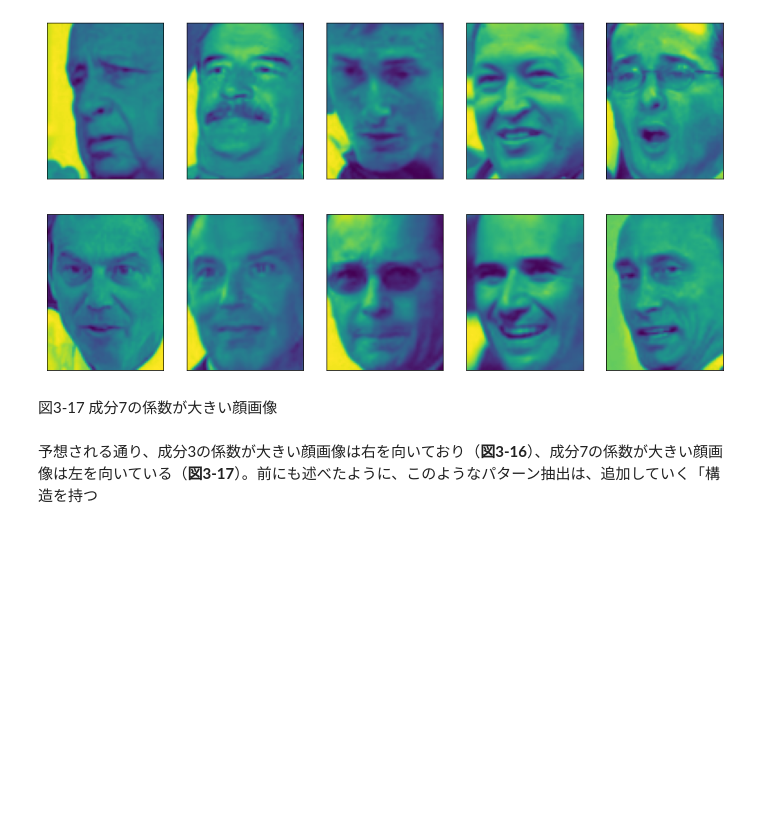
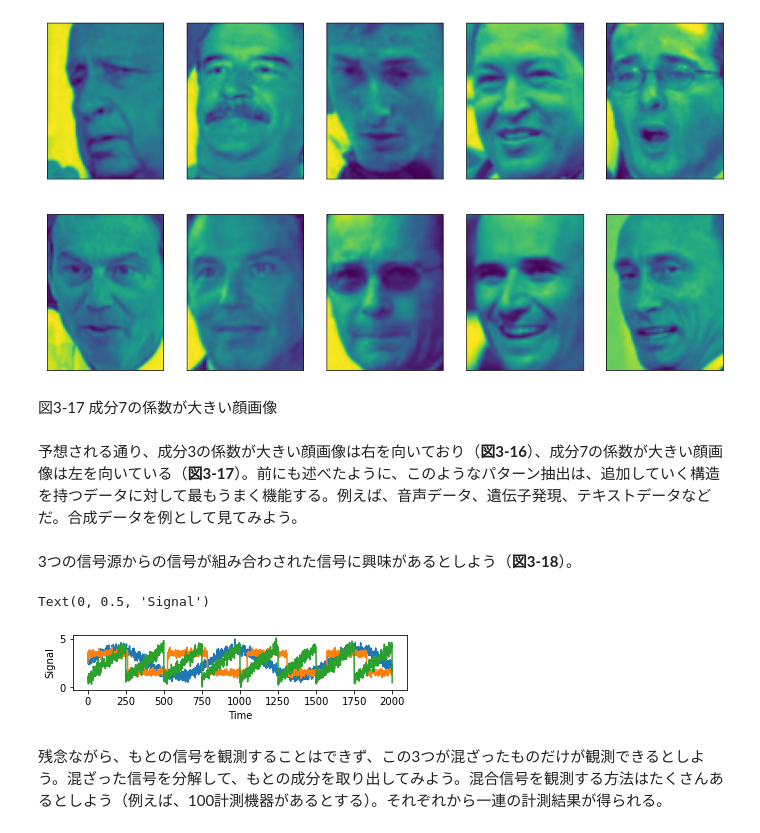
Before and after one commit to yagi469/Introduction-to-machine-learning-with-python, a Jupyter notebook: 03 教師なし学習と前処理.ipynb, the cells around one changed output. Cells and saved outputs as stored; diff of their text form; code cells hidden in the pictures; blank space fills up the shorter version.

```diff
--- a/03 教師なし学習と前処理.ipynb
+++ b/03 教師なし学習と前処理.ipynb
@@ -628,4 +628,17 @@ for i, (ind, ax) in enumerate(zip(inds, axes.ravel())):
 # %% [markdown]
 図3-17 成分7の係数が大きい顔画像
 # %% [markdown]
-予想される通り、成分3の係数が大きい顔画像は右を向いており（__図3-16__）、成分7の係数が大きい顔画像は左を向いている（__図3-17__）。前にも述べたように、このようなパターン抽出は、追加していく「構造を持つ
+予想される通り、成分3の係数が大きい顔画像は右を向いており（__図3-16__）、成分7の係数が大きい顔画像は左を向いている（__図3-17__）。前にも述べたように、このようなパターン抽出は、追加していく構造を持つデータに対して最もうまく機能する。例えば、音声データ、遺伝子発現、テキストデータなどだ。合成データを例として見てみよう。
+# %% [markdown]
+3つの信号源からの信号が組み合わされた信号に興味があるとしよう（__図3-18__）。
+# %%
+S = mglearn.datasets.make_signals()
+plt.figure(figsize=(6, 1))
+plt.plot(S, '-')
+plt.xlabel("Time")
+plt.ylabel("Signal")
+# %% [output]
+Text(0, 0.5, 'Signal')
+[figure, added]
+# %% [markdown]
+残念ながら、もとの信号を観測することはできず、この3つが混ざったものだけが観測できるとしよう。混ざった信号を分解して、もとの成分を取り出してみよう。混合信号を観測する方法はたくさんあるとしよう（例えば、100計測機器があるとする）。それぞれから一連の計測結果が得られる。
```
